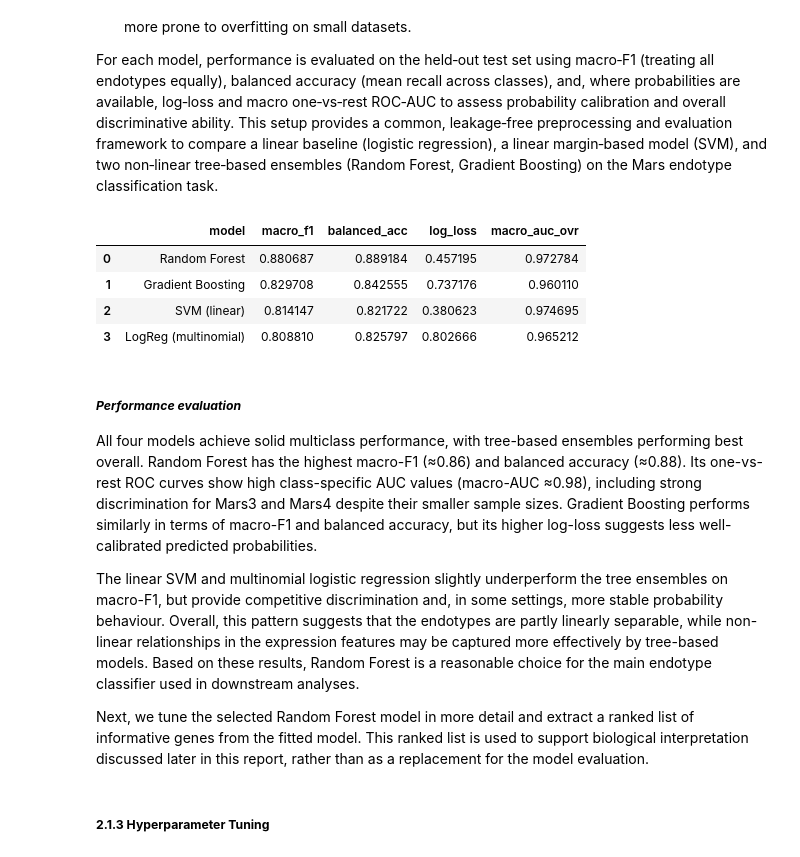
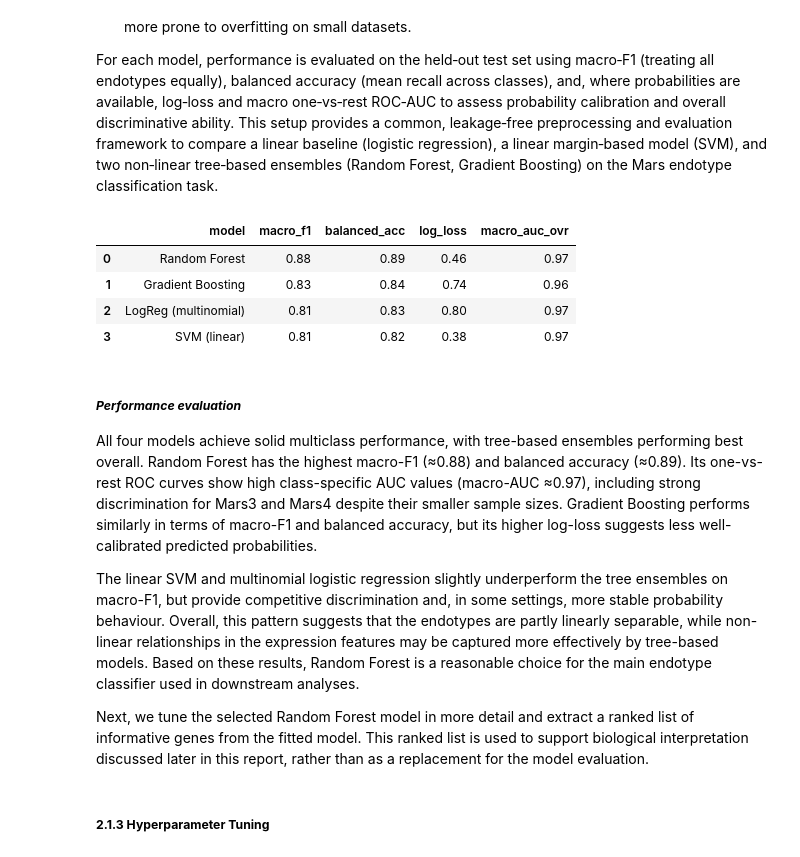
Before and after one commit to DErxFla/ml-sepsis-project, a Jupyter notebook: sepsis_model.ipynb, the cells around one changed output. Cells and saved outputs as stored; diff of their text form; code cells hidden in the pictures.

```diff
--- a/sepsis_model.ipynb
+++ b/sepsis_model.ipynb
@@ -554,46 +554,46 @@ results = []
 model_store = {}
 
 for name, model in models_obj1.items():
     model.fit(X1_tr, y1_tr)
 
     y_pred = model.predict(X1_te)
 
     row = {
         "model": name,
-        "macro_f1": f1_score(y1_te, y_pred, average="macro"),
-        "balanced_acc": balanced_accuracy_score(y1_te, y_pred),
+        "macro_f1": round(f1_score(y1_te, y_pred, average="macro"), 2),
+        "balanced_acc": round(balanced_accuracy_score(y1_te, y_pred), 2),
     }
 
     if hasattr(model, "predict_proba"):
         y_proba = model.predict_proba(X1_te)
-        row["log_loss"] = log_loss(y1_te, y_proba)
-        row["macro_auc_ovr"] = roc_auc_score(
+        row["log_loss"] = round(log_loss(y1_te, y_proba), 2)
+        row["macro_auc_ovr"] = round(roc_auc_score(
             y1_te, y_proba, multi_class="ovr", average="macro"
-        )
+        ), 2)
     else:
         row["log_loss"] = None
         row["macro_auc_ovr"] = None
 
     results.append(row)
     model_store[name] = model  # saves the fitted model
 
 objective1_result_df = (
     pd.DataFrame(results)
     .sort_values("macro_f1", ascending=False)
     .reset_index(drop=True)
 )
 
 objective1_result_df
 # %% [output]
 |  | model | macro_f1 | balanced_acc | log_loss | macro_auc_ovr |
-| 0 | Random Forest | 0.880687 | 0.889184 | 0.457195 | 0.972784 |
-| 1 | Gradient Boosting | 0.829708 | 0.842555 | 0.737176 | 0.960110 |
-| 2 | SVM (linear) | 0.814147 | 0.821722 | 0.380623 | 0.974695 |
-| 3 | LogReg (multinomial) | 0.808810 | 0.825797 | 0.802666 | 0.965212 |
+| 0 | Random Forest | 0.88 | 0.89 | 0.46 | 0.97 |
+| 1 | Gradient Boosting | 0.83 | 0.84 | 0.74 | 0.96 |
+| 2 | LogReg (multinomial) | 0.81 | 0.83 | 0.80 | 0.97 |
+| 3 | SVM (linear) | 0.81 | 0.82 | 0.38 | 0.97 |
 # %% [markdown]
 ##### ***Performance evaluation***
 
-All four models achieve solid multiclass performance, with tree-based ensembles performing best overall. Random Forest has the highest macro-F1 (≈0.86) and balanced accuracy (≈0.88). Its one-vs-rest ROC curves show high class-specific AUC values (macro-AUC ≈0.98), including strong discrimination for Mars3 and Mars4 despite their smaller sample sizes. Gradient Boosting performs similarly in terms of macro-F1 and balanced accuracy, but its higher log-loss suggests less well-calibrated predicted probabilities.
+All four models achieve solid multiclass performance, with tree-based ensembles performing best overall. Random Forest has the highest macro-F1 (≈0.88) and balanced accuracy (≈0.89). Its one-vs-rest ROC curves show high class-specific AUC values (macro-AUC ≈0.97), including strong discrimination for Mars3 and Mars4 despite their smaller sample sizes. Gradient Boosting performs similarly in terms of macro-F1 and balanced accuracy, but its higher log-loss suggests less well-calibrated predicted probabilities.
 
 The linear SVM and multinomial logistic regression slightly underperform the tree ensembles on macro-F1, but provide competitive discrimination and, in some settings, more stable probability behaviour. Overall, this pattern suggests that the endotypes are partly linearly separable, while non-linear relationships in the expression features may be captured more effectively by tree-based models. Based on these results, Random Forest is a reasonable choice for the main endotype classifier used in downstream analyses.
 
```
Also changed, not shown: parts of 8 cells of this notebook, 1 other file.
